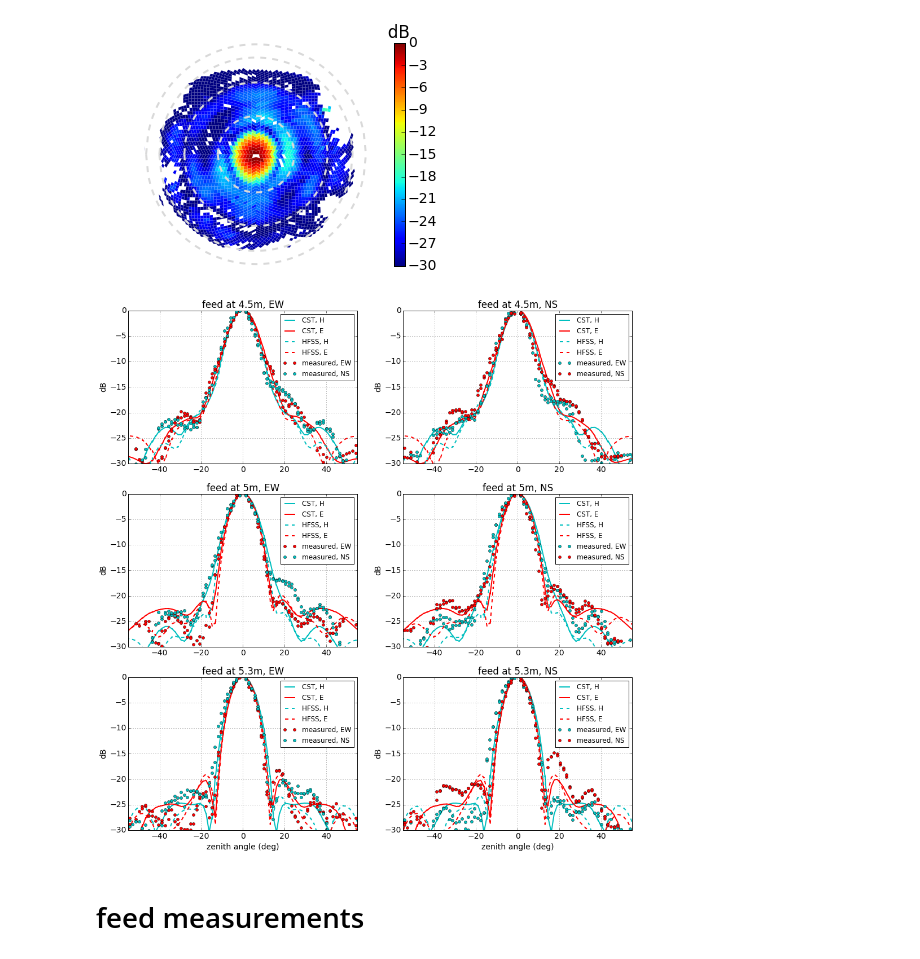
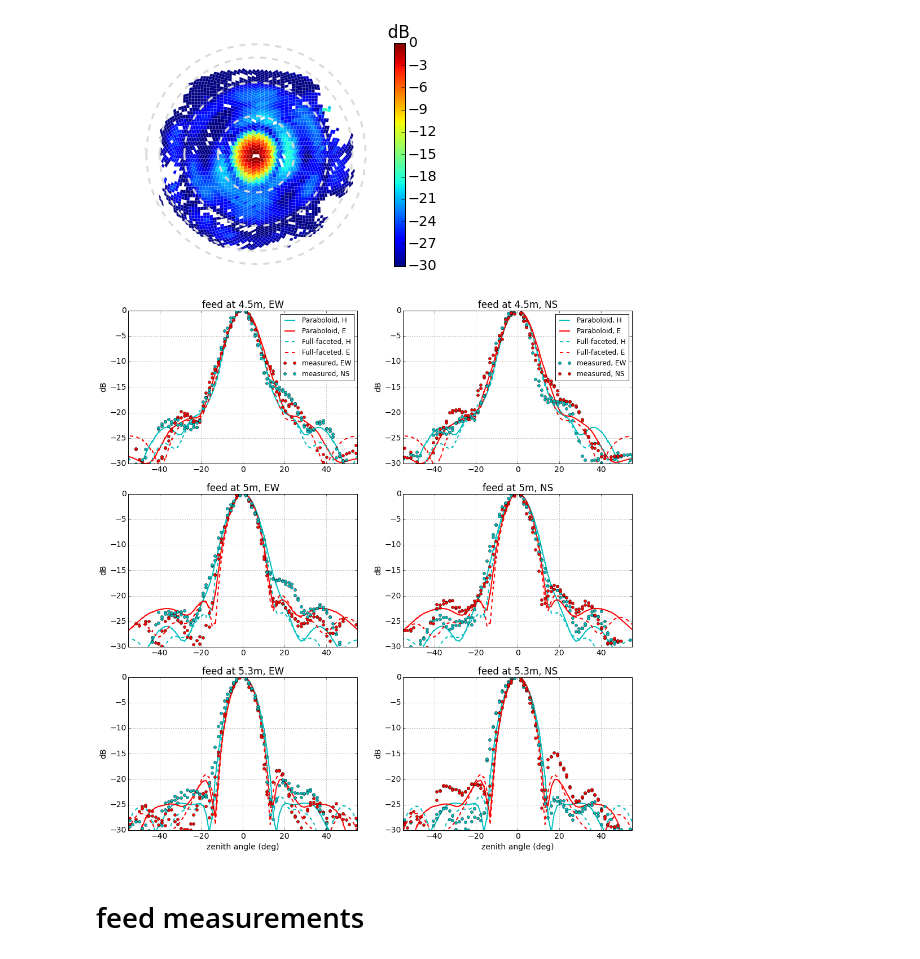
Before and after one commit to aewallwi/DishPapers, a Jupyter notebook: DishBeamMeasurements/paper/make_pretty_beam_plots_from_orbcomm_data.ipynb, the cells around one changed output. Cells and saved outputs as stored; diff of their text form; code cells hidden in the pictures.

```diff
--- a/DishBeamMeasurements/paper/make_pretty_beam_plots_from_orbcomm_data.ipynb
+++ b/DishBeamMeasurements/paper/make_pretty_beam_plots_from_orbcomm_data.ipynb
@@ -258,56 +258,56 @@ fig.set_size_inches((16,16.5))
 
 
 # 4.5m
-plot_slice(richbeam177_hp,richbeam195_hp!=0,gridax[0,0],'ew',addylabel=True,model=True,modelstyle='-',pltlabel='CST',swap=True)
-plot_slice(davebeam177_hp,richbeam195_hp!=0,gridax[0,0],'ew',addylabel=True,model=True,modelstyle='--',pltlabel='HFSS',swap=True)
+plot_slice(richbeam177_hp,richbeam195_hp!=0,gridax[0,0],'ew',addylabel=True,model=True,modelstyle='-',pltlabel='Paraboloid',swap=True)
+plot_slice(davebeam177_hp,richbeam195_hp!=0,gridax[0,0],'ew',addylabel=True,model=True,modelstyle='--',pltlabel='Full-faceted',swap=True)
 plot_slice(dish1[:,0],dish1[:,0]!=0,gridax[0,0],'ew',addylabel=True)
 #plot_airy_beam_with_given_collecting_area(gridax[0,0],73.6)
 gridax[0,0].set_title('feed at 4.5m, EW')
 gridax[0,0].legend(fontsize=12)
 #gridax[0,0].grid()
 
-plot_slice(richbeam177_hp,richbeam195_hp!=0,gridax[0,1],'ns',addylabel=True,model=True,modelstyle='-',pltlabel='CST')
-plot_slice(davebeam177_hp,richbeam195_hp!=0,gridax[0,1],'ns',addylabel=True,model=True,modelstyle='--',pltlabel='HFSS')
+plot_slice(richbeam177_hp,richbeam195_hp!=0,gridax[0,1],'ns',addylabel=True,model=True,modelstyle='-',pltlabel='Paraboloid')
+plot_slice(davebeam177_hp,richbeam195_hp!=0,gridax[0,1],'ns',addylabel=True,model=True,modelstyle='--',pltlabel='Full-faceted')
 plot_slice(dish1[:,1],dish1[:,1]!=0,gridax[0,1],'ns')
 #plot_airy_beam_with_given_collecting_area(gridax[0,1],73.6)
 gridax[0,1].set_title('feed at 4.5m, NS')
 gridax[0,1].legend(fontsize=12)
 #gridax[0,1].grid()
 
 # 5m
-plot_slice(richbeam195_hp,richbeam195_hp!=0,gridax[1,0],'ew',addylabel=True,model=True,modelstyle='-',pltlabel='CST',swap=True)
-plot_slice(davebeam195_hp,davebeam195_hp!=0,gridax[1,0],'ew',model=True,modelstyle='--',pltlabel='HFSS',swap=True)
+plot_slice(richbeam195_hp,richbeam195_hp!=0,gridax[1,0],'ew',addylabel=True,model=True,modelstyle='-',pltlabel='Paraboloid',swap=True)
+plot_slice(davebeam195_hp,davebeam195_hp!=0,gridax[1,0],'ew',model=True,modelstyle='--',pltlabel='Full-faceted',swap=True)
 plot_slice(dish2[:,0],dish2[:,0]!=0,gridax[1,0],'ew',addylabel=True)
 #plot_airy_beam_with_given_collecting_area(gridax[1,0],82.6)
 gridax[1,0].set_title('feed at 5m, EW')
-gridax[1,0].legend(fontsize=12)
+#gridax[1,0].legend(fontsize=12)
 
 gridax[1,1].set_title('feed at 5m, NS')
-plot_slice(richbeam195_hp,richbeam195_hp!=0,gridax[1,1],'ns',addylabel=True,model=True,modelstyle='-',pltlabel='CST')
-plot_slice(davebeam195_hp,davebeam195_hp!=0,gridax[1,1],'ns',model=True,modelstyle='--',pltlabel='HFSS')
+plot_slice(richbeam195_hp,richbeam195_hp!=0,gridax[1,1],'ns',addylabel=True,model=True,modelstyle='-',pltlabel='Paraboloid')
+plot_slice(davebeam195_hp,davebeam195_hp!=0,gridax[1,1],'ns',model=True,modelstyle='--',pltlabel='Full-faceted')
 #plot_airy_beam_with_given_collecting_area(gridax[1,1],82.6)
 plot_slice(dish2[:,1],dish2[:,1]!=0,gridax[1,1],'ns')
-gridax[1,1].legend(fontsize=12)
+#gridax[1,1].legend(fontsize=12)
 
 
 # 5.3m
-plot_slice(richbeam208_hp,richbeam208_hp!=0,gridax[2,0],'ew',addylabel=True,model=True,modelstyle='-',pltlabel='CST',swap=True)
-plot_slice(davebeam206_hp,davebeam206_hp!=0,gridax[2,0],'ew',model=True,modelstyle='--',pltlabel='HFSS',swap=True)
+plot_slice(richbeam208_hp,richbeam208_hp!=0,gridax[2,0],'ew',addylabel=True,model=True,modelstyle='-',pltlabel='Paraboloid',swap=True)
+plot_slice(davebeam206_hp,davebeam206_hp!=0,gridax[2,0],'ew',model=True,modelstyle='--',pltlabel='Full-faceted',swap=True)
 plot_slice(dish4[:,0],dish4[:,0]!=0,gridax[2,0],'ew',addxlabel=True,addylabel=True)
 #plot_airy_beam_with_given_collecting_area(gridax[2,0],97.9)
 gridax[2,0].set_title('feed at 5.3m, EW')
-gridax[2,0].legend(fontsize=12)
+#gridax[2,0].legend(fontsize=12)
 
-plot_slice(richbeam208_hp,richbeam208_hp!=0,gridax[2,1],'ns',addylabel=True,model=True,modelstyle='-',pltlabel='CST')
-plot_slice(davebeam206_hp,davebeam206_hp!=0,gridax[2,1],'ns',model=True,modelstyle='--',pltlabel='HFSS')
+plot_slice(richbeam208_hp,richbeam208_hp!=0,gridax[2,1],'ns',addylabel=True,model=True,modelstyle='-',pltlabel='Paraboloid')
+plot_slice(davebeam206_hp,davebeam206_hp!=0,gridax[2,1],'ns',model=True,modelstyle='--',pltlabel='Full-faceted')
 plot_slice(dish4[:,1],dish4[:,1]!=0,gridax[2,1],'ns',addxlabel=True)
 #plot_airy_beam_with_given_collecting_area(gridax[2,1],97.9)
 gridax[2,1].set_title('feed at 5.3m, NS')
-gridax[2,1].legend(fontsize=12)
+#gridax[2,1].legend(fontsize=12)
 
 plt.savefig('measured_beams_and_models_slices.pdf',bbox_inches='tight')
 # %% [output]
-[figure, old version]
+[figure, new version]
 # %% [markdown]
 # feed measurements
 # %%
```
Also changed, not shown: 24 other files.
